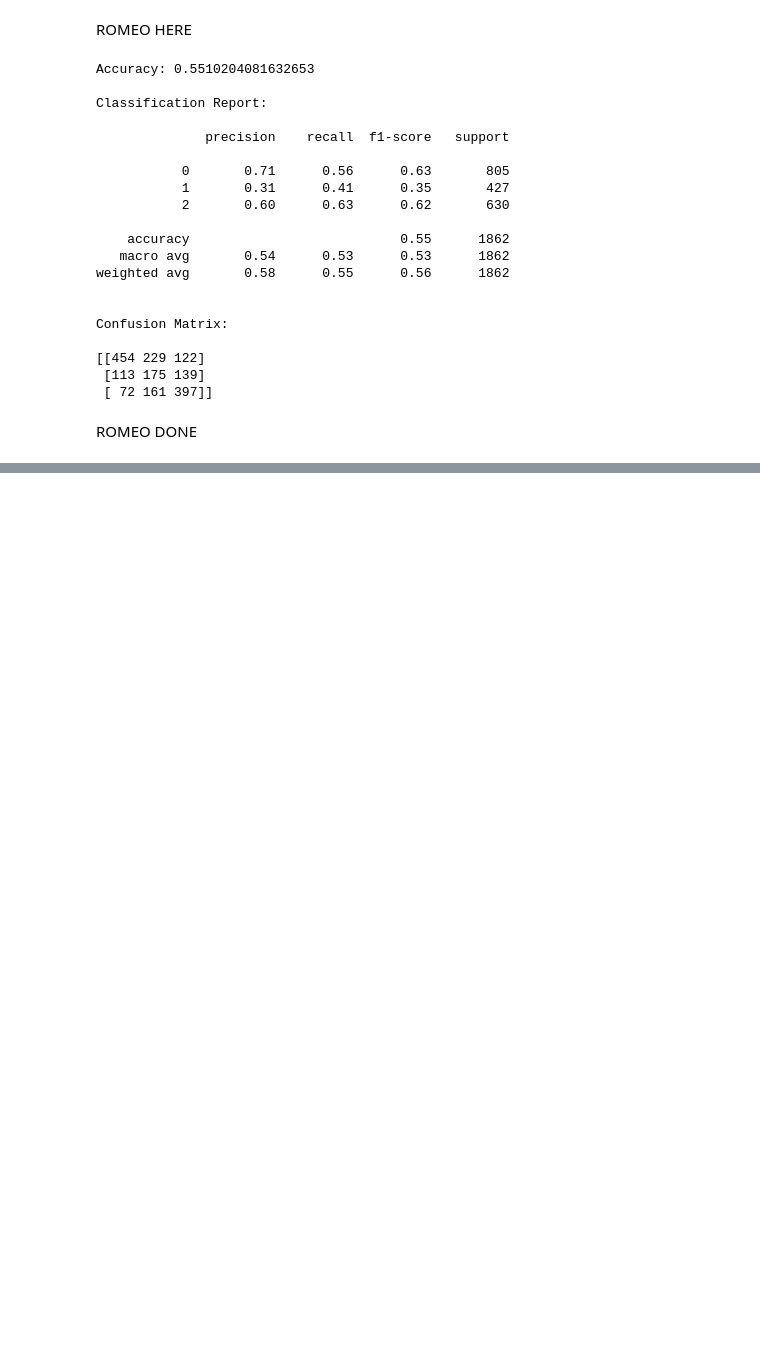
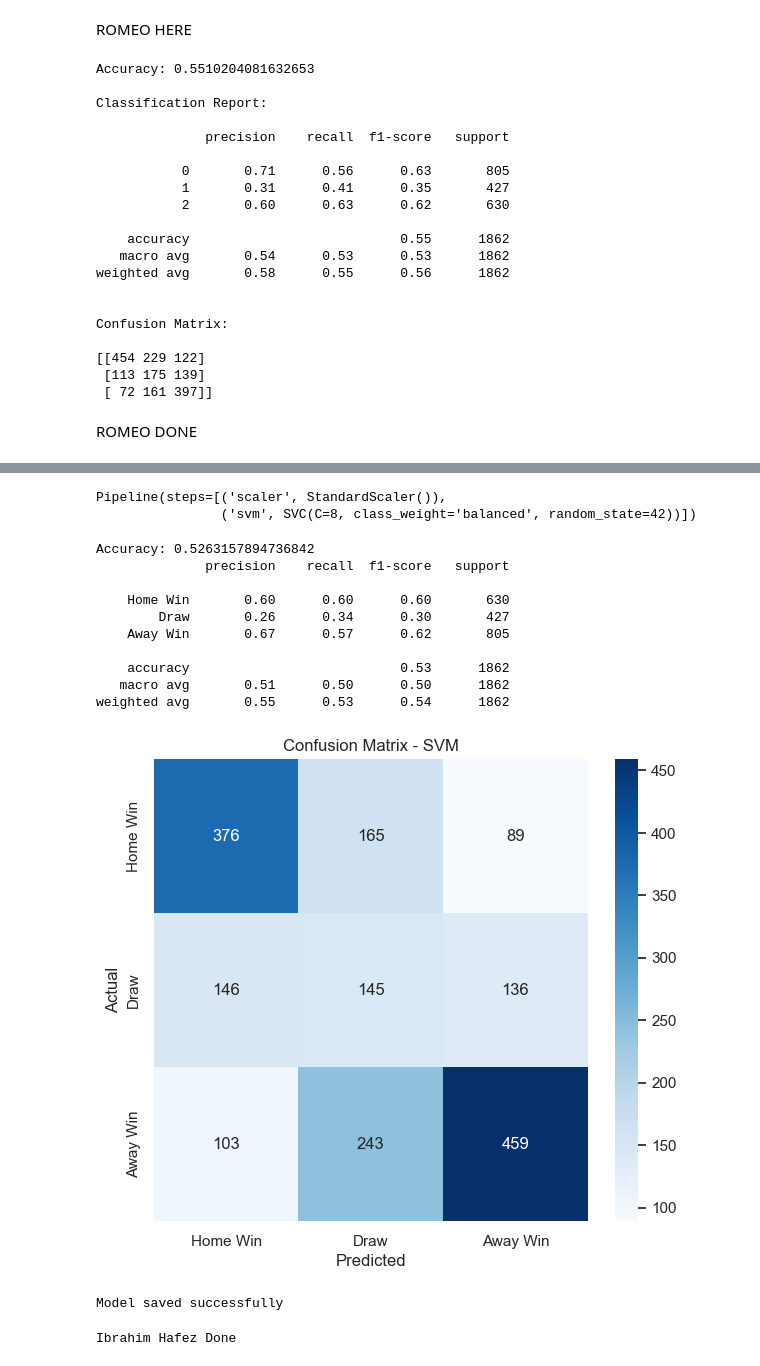
Before and after one commit to Eren275/ML-project, a Jupyter notebook: MLM.ipynb, the cells around one changed output, grey strips where cells are left out. Saved outputs shown, nothing was run; the diff lists cells and outputs as text; code cells hidden in the pictures; blank space fills up the shorter version.

```diff
--- a/MLM.ipynb
+++ b/MLM.ipynb
@@ -1009,0 +1027,6 @@ ROMEO DONE
+# %%
+df_raw = pd.read_excel("epl_final.xlsx", engine="openpyxl")
+df = df_raw.copy()
+
+df["MatchDate"] = pd.to_datetime(df["MatchDate"])
+df = df.sort_values("MatchDate").reset_index(drop=True)
@@ -1009,0 +1080,2 @@ ROMEO DONE
+# %%
+df = pd.get_dummies(df, columns=["HomeTeam", "AwayTeam"])
@@ -1009,0 +1108,56 @@ ROMEO DONE
+# %%
+model = Pipeline([
+    ("scaler", StandardScaler()),
+    ("svm", SVC(
+        kernel="rbf",
+        C=8,
+        gamma="scale",
+        class_weight="balanced",
+        random_state=42
+    ))
+])
+# %%
+model.fit(X_train, y_train)
+# %% [output]
+Pipeline(steps=[('scaler', StandardScaler()),
+                ('svm', SVC(C=8, class_weight='balanced', random_state=42))])
+# %%
+y_pred = model.predict(X_test)
+
+labels = ["Home Win", "Draw", "Away Win"]
+
+print("Accuracy:", accuracy_score(y_test, y_pred))
+print(classification_report(y_test, y_pred, target_names=labels))
+
+cm = confusion_matrix(y_test, y_pred)
+
+plt.figure(figsize=(7,6))
+sns.heatmap(cm, annot=True, fmt="d", cmap="Blues",
+            xticklabels=labels,
+            yticklabels=labels)
+
+plt.title("Confusion Matrix - SVM")
+plt.xlabel("Predicted")
+plt.ylabel("Actual")
+plt.show()
+# %% [output]
+Accuracy: 0.5263157894736842
+              precision    recall  f1-score   support
+
+    Home Win       0.60      0.60      0.60       630
+        Draw       0.26      0.34      0.30       427
+    Away Win       0.67      0.57      0.62       805
+
+    accuracy                           0.53      1862
+   macro avg       0.51      0.50      0.50      1862
+weighted avg       0.55      0.53      0.54      1862
+[figure, added]
+# %%
+joblib.dump(model, "svm_model.pkl")
+print("Model saved successfully")
+# %% [output]
+Model saved successfully
+# %%
+print("Ibrahim Hafez Done")
+# %% [output]
+Ibrahim Hafez Done
```
Also changed, not shown: parts of 4 cells of this notebook, 2 other files.
